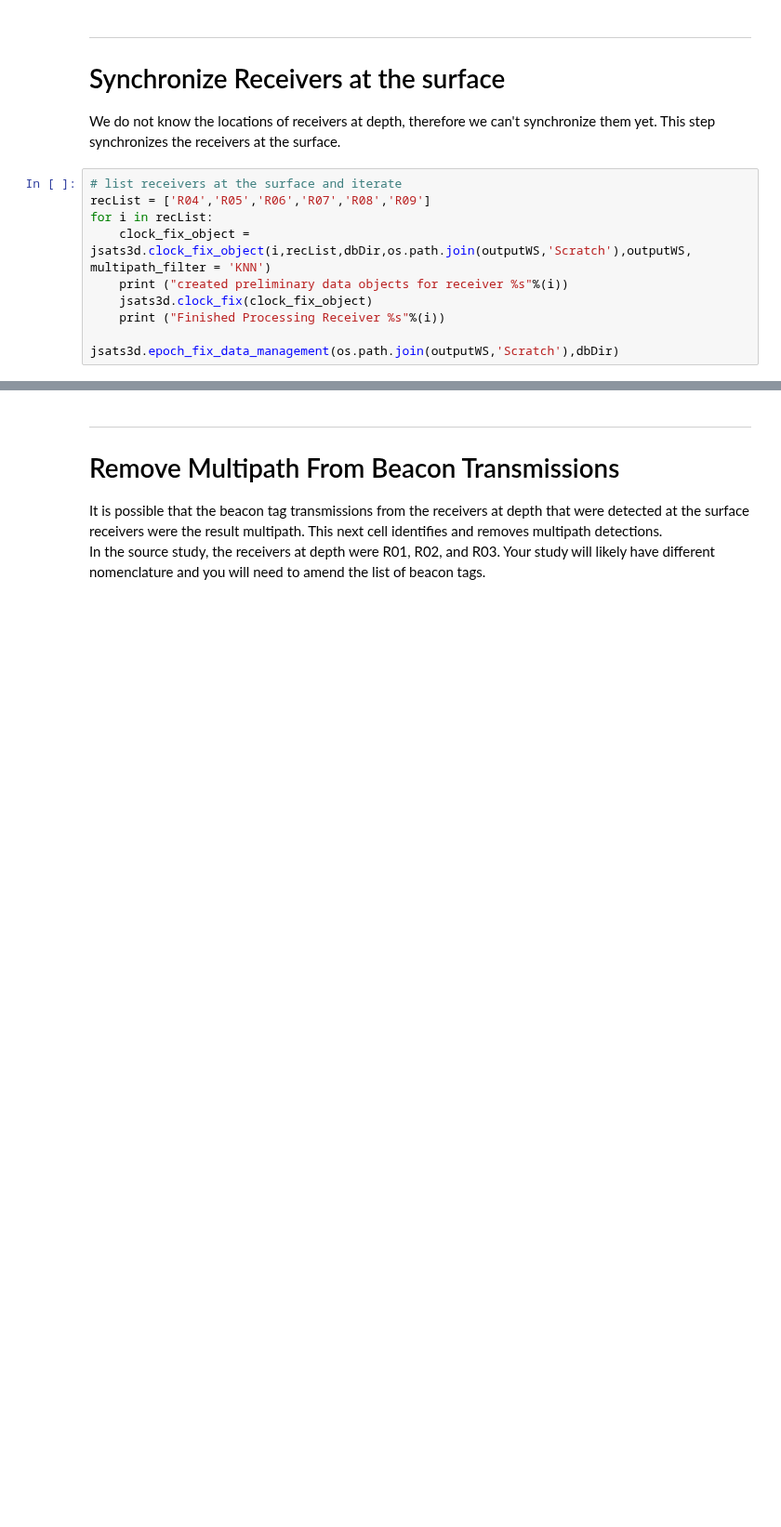
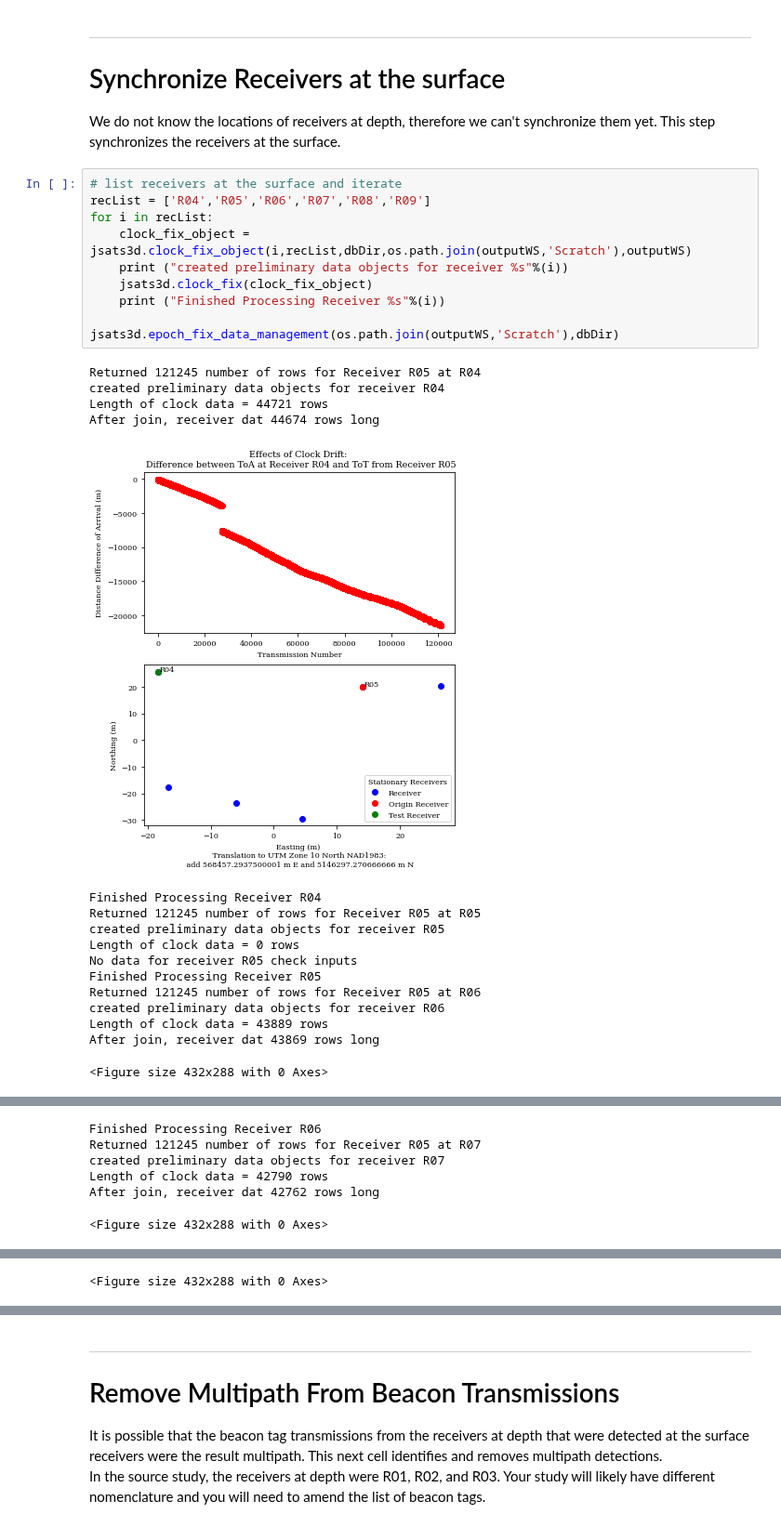
Before and after one commit to knebiolo/jsats3d, a Jupyter notebook: jsats3d_Project_Notebook.ipynb, the cells around one changed output, grey strips where cells are left out. Shown at 93% size. Cells and saved outputs as stored; diff of their text form; blank space fills up the shorter version.

```diff
--- a/jsats3d_Project_Notebook.ipynb
+++ b/jsats3d_Project_Notebook.ipynb
@@ -281,10 +324,27 @@ We do not know the locations of receivers at depth, therefore we can't synchroni
 # %%
 # list receivers at the surface and iterate
 recList = ['R04','R05','R06','R07','R08','R09']
 for i in recList:
-    clock_fix_object = jsats3d.clock_fix_object(i,recList,dbDir,os.path.join(outputWS,'Scratch'),outputWS, multipath_filter = 'KNN')
+    clock_fix_object = jsats3d.clock_fix_object(i,recList,dbDir,os.path.join(outputWS,'Scratch'),outputWS)
     print ("created preliminary data objects for receiver %s"%(i))
     jsats3d.clock_fix(clock_fix_object)
     print ("Finished Processing Receiver %s"%(i))
 
 jsats3d.epoch_fix_data_management(os.path.join(outputWS,'Scratch'),dbDir)
+# %% [output]
+Returned 121245 number of rows for Receiver R05 at R04
+created preliminary data objects for receiver R04
+Length of clock data = 44721 rows
+After join, receiver dat 44674 rows long
+[figure, added]
+Finished Processing Receiver R04
+Returned 121245 number of rows for Receiver R05 at R05
+created preliminary data objects for receiver R05
+Length of clock data = 0 rows
+No data for receiver R05 check inputs
+Finished Processing Receiver R05
+Returned 121245 number of rows for Receiver R05 at R06
+created preliminary data objects for receiver R06
+Length of clock data = 43889 rows
+After join, receiver dat 43869 rows long
+<Figure size 432x288 with 0 Axes>
@@ -290,0 +353,6 @@ jsats3d.epoch_fix_data_management(os.path.join(outputWS,'Scratch'),dbDir)
+Finished Processing Receiver R06
+Returned 121245 number of rows for Receiver R05 at R07
+created preliminary data objects for receiver R07
+Length of clock data = 42790 rows
+After join, receiver dat 42762 rows long
+<Figure size 432x288 with 0 Axes>
@@ -290,0 +366 @@ jsats3d.epoch_fix_data_management(os.path.join(outputWS,'Scratch'),dbDir)
+<Figure size 432x288 with 0 Axes>
```
Also changed, not shown: parts of 29 cells of this notebook, 6 other files.
